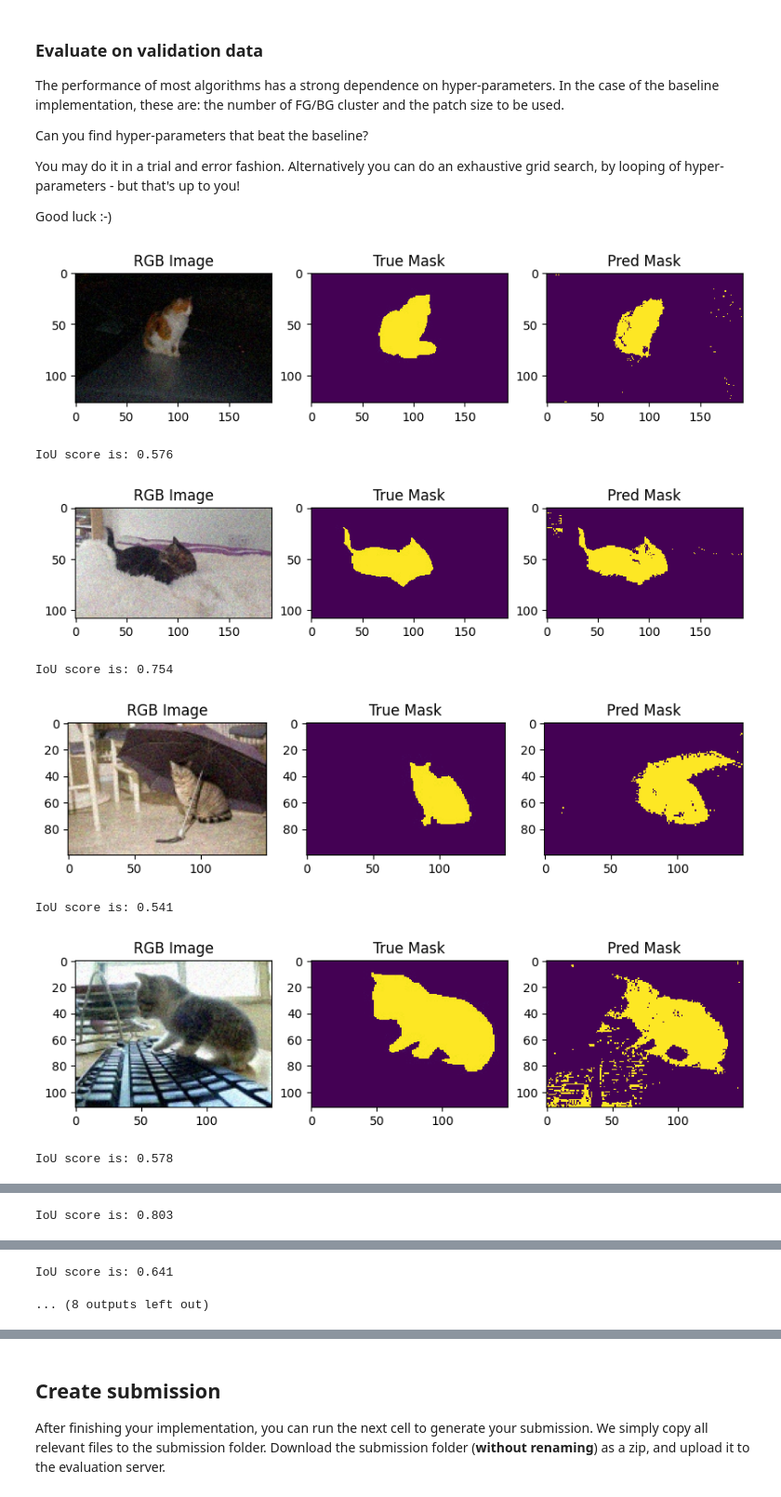
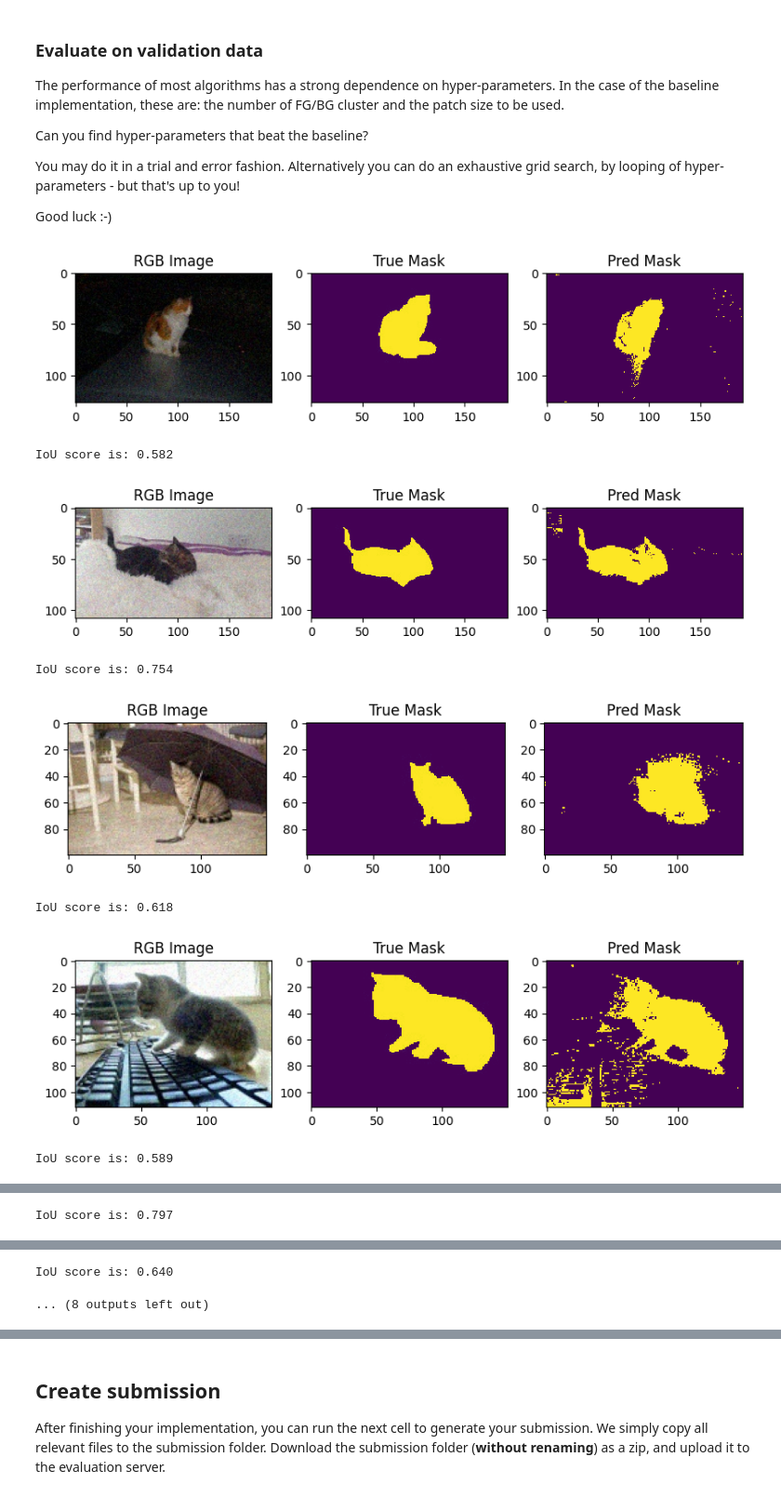
Before and after one commit to simonsimon006/ethz-imana-fs23-task2, a Jupyter notebook: handout/handout.ipynb, the cells around one changed output, grey strips where cells are left out. Shown at 93% size. Saved outputs shown, nothing was run; the diff lists cells and outputs as text; code cells hidden in the pictures.

```diff
--- a/handout/handout.ipynb
+++ b/handout/handout.ipynb
@@ -254,16 +254,16 @@ You may do it in a trial and error fashion. Alternatively you can do an exhausti
 
 Good luck :-)
 # %%
-segmenter = ImageSegmenter(k_fg=4, k_bg=12, mode='kmeans')
+segmenter = ImageSegmenter(k_fg=6, k_bg=12, mode='kmeans')
 iou, proc_time = evaluate_segmentation(segmenter, sample_dirs, display=True)
 
 print(f"Mean IoU: {iou:0.3f} with average time per image of {proc_time:0.3f} s")
 # %% [output]
-[figure, old version]
+[figure, new version]
-IoU score is: 0.576
+IoU score is: 0.582
 [figure]
 IoU score is: 0.754
-[figure, old version]
+[figure, new version]
-IoU score is: 0.541
+IoU score is: 0.618
-[figure, old version]
+[figure, new version]
-IoU score is: 0.578
+IoU score is: 0.589
@@ -271 +271 @@ IoU score is: 0.578
-IoU score is: 0.803
+IoU score is: 0.797
@@ -273,3 +273,3 @@ IoU score is: 0.803
-IoU score is: 0.641
+IoU score is: 0.640
 ... (8 outputs left out)
 # %%
```
Also changed, not shown: parts of 3 cells of this notebook, 4 other files.
